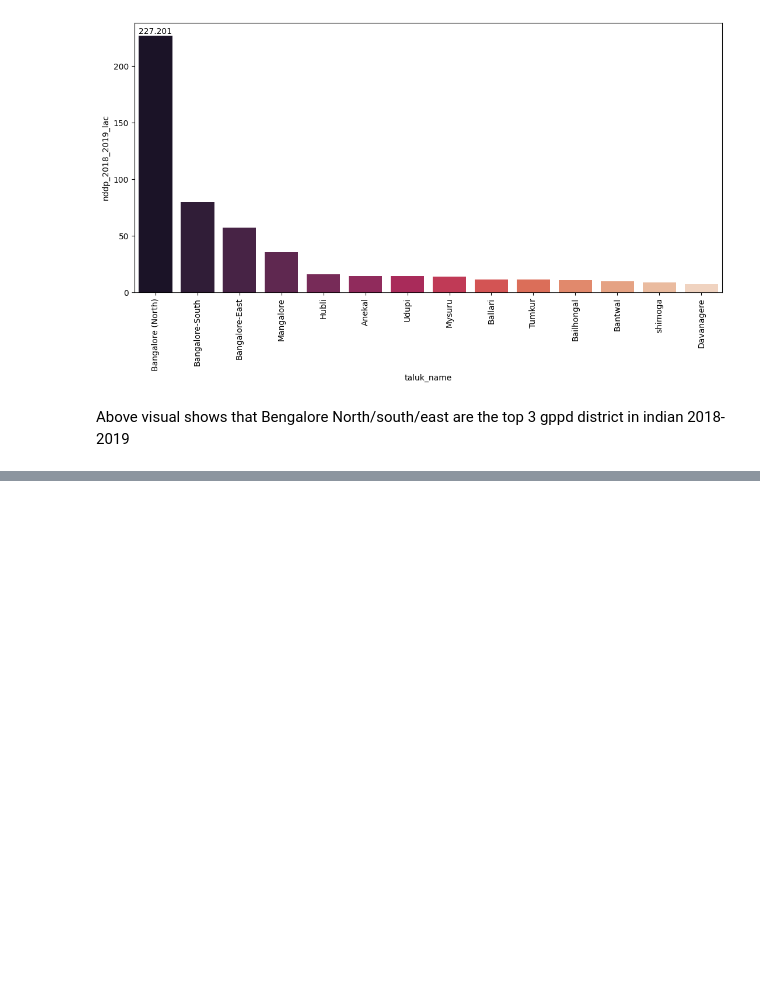
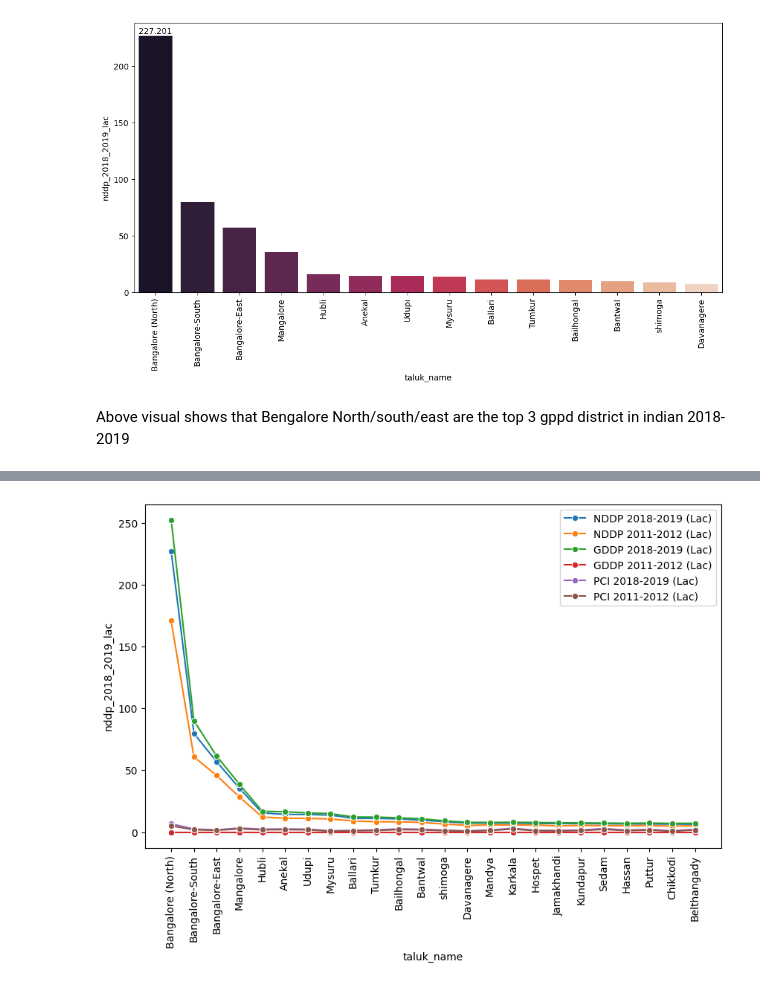
Before and after one commit to gyanbdrmagar/indian-district-income-and-per-capita-income, a Jupyter notebook: analysis.ipynb, the cells around one changed output, grey strips where cells are left out. Cells and saved outputs as stored; diff of their text form; code cells hidden in the pictures; blank space fills up the shorter version.

```diff
--- a/analysis.ipynb
+++ b/analysis.ipynb
@@ -226,0 +259,18 @@ so lets do that
+# %%
+'''
+Here we are checking for top 25 GDDP state of 2018-2019, how was their GDDP, NDDP, PCI in same year and 2011-2012
+
+'''
+
+plt.figure(figsize=(10, 6))
+sb.lineplot(x='taluk_name', y='nddp_2018_2019_lac', marker='o', label='NDDP 2018-2019 (Lac)', data=df.nlargest(25,'nddp_2018_2019_lac'))
+sb.lineplot(x='taluk_name', y='nddp_2011_2012_lac', marker='o', label='NDDP 2011-2012 (Lac)', data=df.nlargest(25,'nddp_2018_2019_lac'))
+sb.lineplot(x='taluk_name', y='gddp_2018_2019_lac', marker='o', label='GDDP 2018-2019 (Lac)', data=df.nlargest(25,'gddp_2018_2019_lac'))
+sb.lineplot(x='taluk_name', y='gddp_2011_2012_lac', marker='o', label='GDDP 2011-2012 (Lac)', data=df.nlargest(25,'gddp_2018_2019_lac'))
+sb.lineplot(x='taluk_name', y='pci_2018_2019_lac', marker='o', label='PCI 2018-2019 (Lac)', data=df.nlargest(25,'gddp_2018_2019_lac'))
+sb.lineplot(x='taluk_name', y='pci_2011_2012_lac', marker='o', label='PCI 2011-2012 (Lac)', data=df.nlargest(25,'gddp_2018_2019_lac'))
+
+plt.xticks(rotation = 90)
+plt.show();
+# %% [output]
+[figure, added]
```
Also changed, not shown: parts of 14 cells of this notebook.
